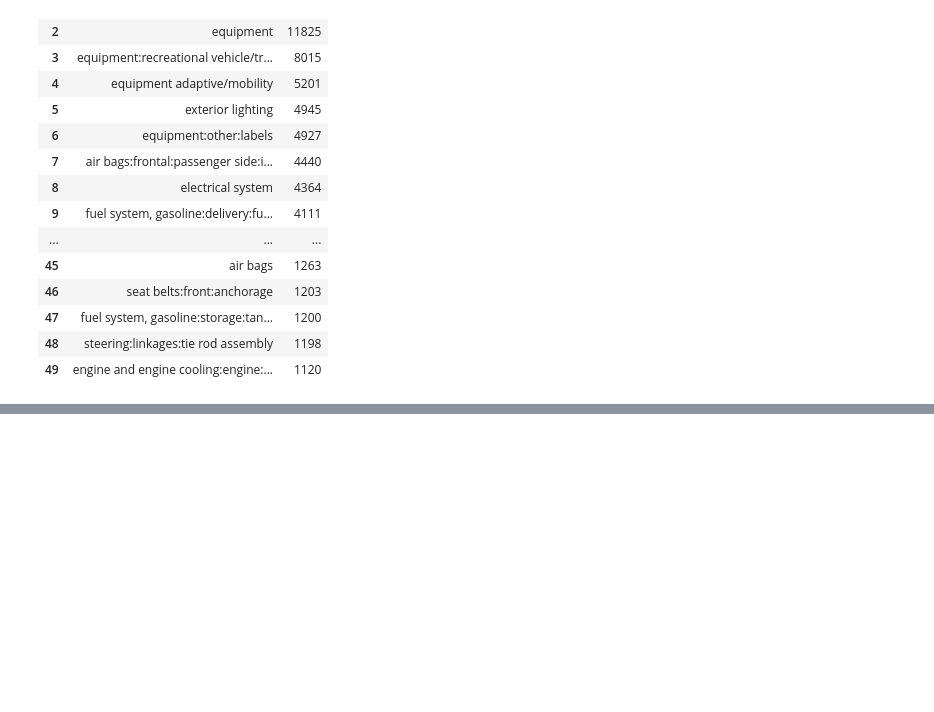
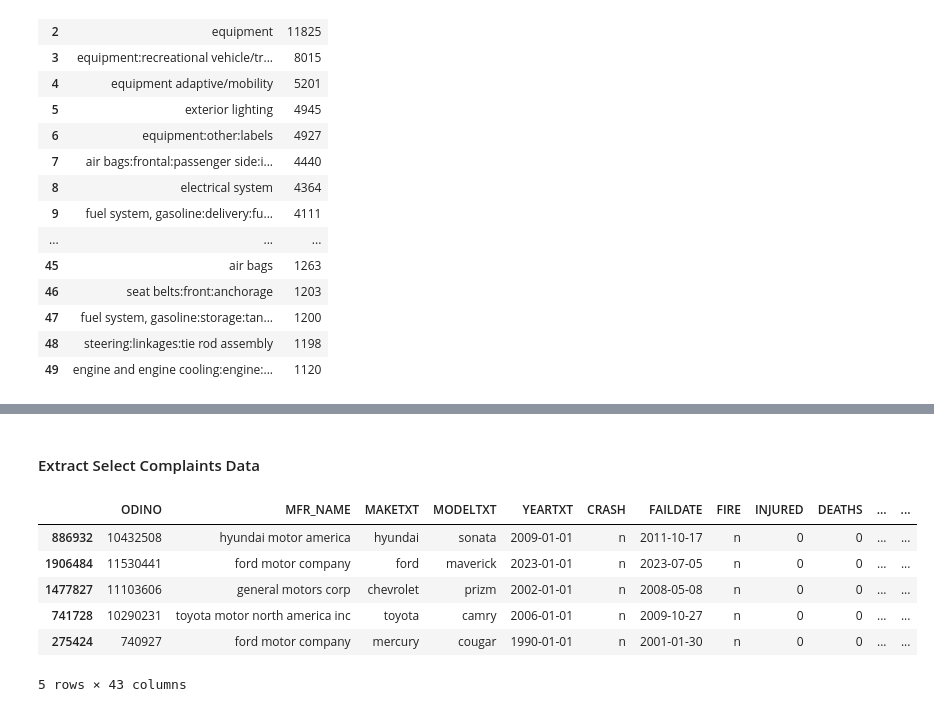
Before and after one commit to prithvidasgupta/si671, a Jupyter notebook: pm_parts_nb.ipynb, the cells around one changed output, grey strips where cells are left out. Saved outputs shown, nothing was run; the diff lists cells and outputs as text; code cells hidden in the pictures; blank space fills up the shorter version.

```diff
--- a/pm_parts_nb.ipynb
+++ b/pm_parts_nb.ipynb
@@ -291,0 +468,4 @@ rcl_common_compnames
+# %%
+# Remove irrelevant Dealership information
+cmplt.drop(["DEALER_NAME", "DEALER_TEL", "DEALER_CITY", "DEALER_STATE", "DEALER_ZIP",], axis=1, inplace=True)
+cmplt.columns
@@ -291,0 +516,10 @@ rcl_common_compnames
+# %%
+# Standardize MFR_NAME for select manufacturers
+replace_map = {
+    "general motors llc": "general motors corp",
+    "honda american honda motor co": "american honda motor co",
+    "toyota motor corporation": "toyota motor north america inc",
+}
+
+cmplt.loc[:, "MFR_NAME"] = cmplt["MFR_NAME"].replace(replace_map)
+cmplt[cmplt["MFR_NAME"] == "american honda motor co"][:2]
@@ -291,0 +571,22 @@ rcl_common_compnames
+# %% [markdown]
+#### Extract Select Complaints Data
+# %%
+select_mfrs = [
+    "general motors corp",
+    "tesla inc",
+    "toyota motor north america inc",
+    "ford motor company",
+    "american honda motor co",
+    "hyundai motor america",
+]
+
+cmplt_filtered = cmplt[cmplt["MFR_NAME"].isin(select_mfrs) == True]
+cmplt_filtered.sample(5)
+# %% [output]
+|  | ODINO | MFR_NAME | MAKETXT | MODELTXT | YEARTXT | CRASH | FAILDATE | FIRE | INJURED | DEATHS | ... | ... |
+| 886932 | 10432508 | hyundai motor america | hyundai | sonata | 2009-01-01 | n | 2011-10-17 | n | 0 | 0 | ... | ... |
+| 1906484 | 11530441 | ford motor company | ford | maverick | 2023-01-01 | n | 2023-07-05 | n | 0 | 0 | ... | ... |
+| 1477827 | 11103606 | general motors corp | chevrolet | prizm | 2002-01-01 | n | 2008-05-08 | n | 0 | 0 | ... | ... |
+| 741728 | 10290231 | toyota motor north america inc | toyota | camry | 2006-01-01 | n | 2009-10-27 | n | 0 | 0 | ... | ... |
+| 275424 | 740927 | ford motor company | mercury | cougar | 1990-01-01 | n | 2001-01-30 | n | 0 | 0 | ... | ... |
+5 rows × 43 columns
```
Also changed, not shown: parts of 37 cells of this notebook, 1 other file.
